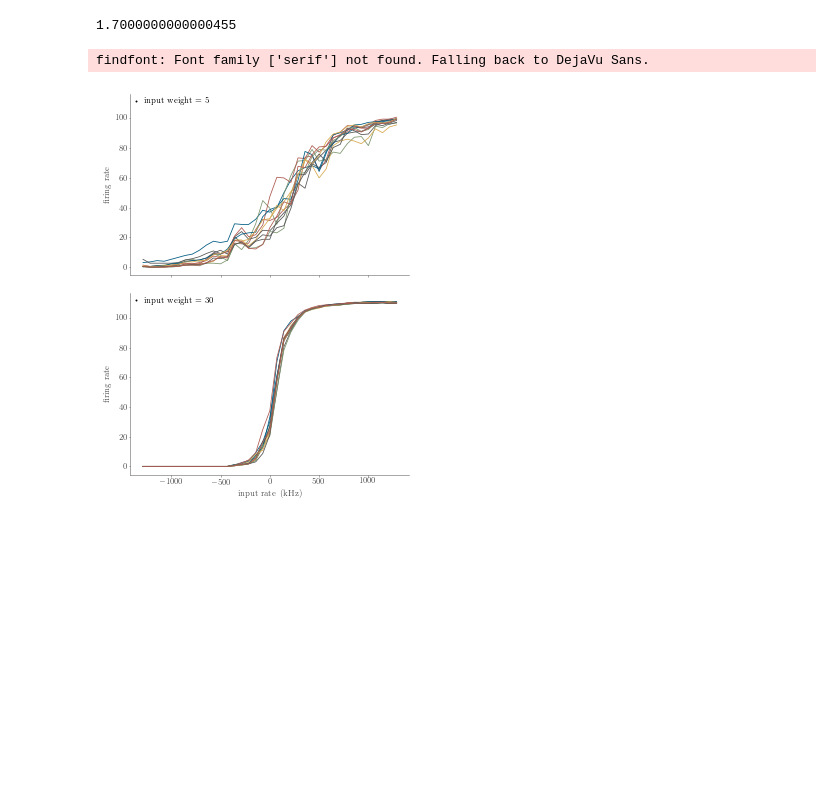
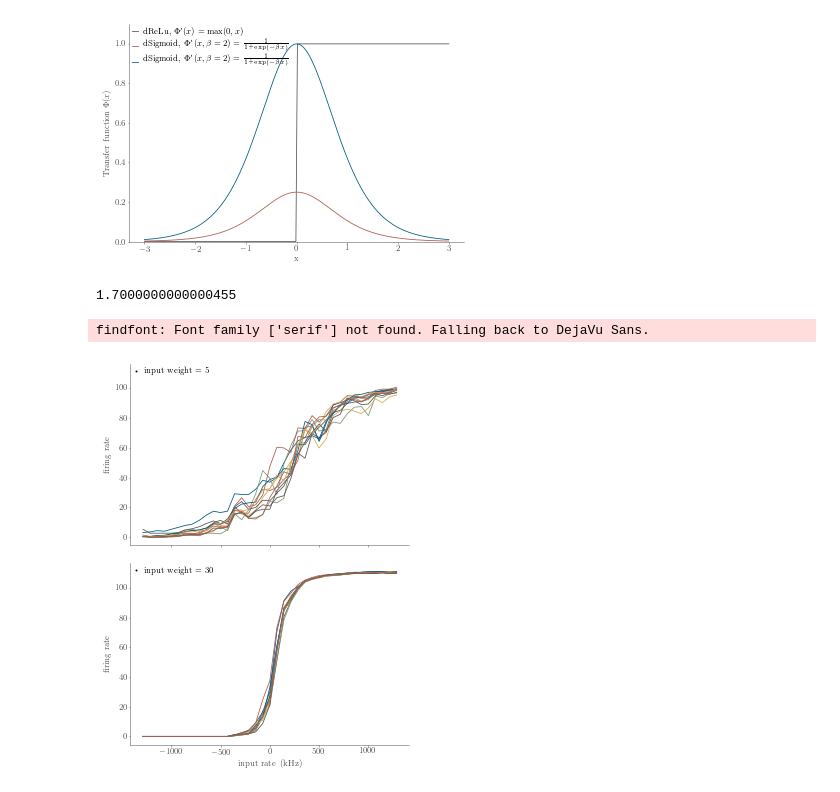
Before and after one commit to simeka/masterthesis, a Jupyter notebook: figures/Activation Function Stuff.ipynb, the cells around one changed output. Saved outputs shown, nothing was run; the diff lists cells and outputs as text; code cells hidden in the pictures; blank space fills up the shorter version.

```diff
--- a/figures/Activation Function Stuff.ipynb
+++ b/figures/Activation Function Stuff.ipynb
@@ -51,3 +81,18 @@ def true_output_spike_rate(output_rate):
+# %%
+x = np.linspace(-3,3,200)
+fig = plt.figure()
+plt.plot(x, drelu(x), label="dReLu, $\Phi'(x) = \mathrm{max}(0,x)$")
+plt.plot(x, dsig(x), label="dSigmoid, $\Phi'(x, \\beta=2) = \\frac{1}{1 + \\exp(-\\beta x)}$")
+
+plt.plot(x, dtanh(x), label="dSigmoid, $\Phi'(x, \\beta=2) = \\frac{1}{1 + \\exp(-\\beta x)}$")
+#plt.plot(x, dtanh(x), label="a")
+plt.legend()
+plt.ylim(0,1.1)
+plt.xlabel("x")
+plt.ylabel("Transfer function $\Phi(x)$")
+save_plot(fig, "deeplearning_activation_functions_derivative", (4,3))
+# %% [output]
+[figure, added]
 # %%
 pseudo_adc_conversion_analog(301) - pseudo_adc_conversion_analog(300)
 # %% [output]
```
Also changed, not shown: parts of 5 cells of this notebook, 16 other files.
